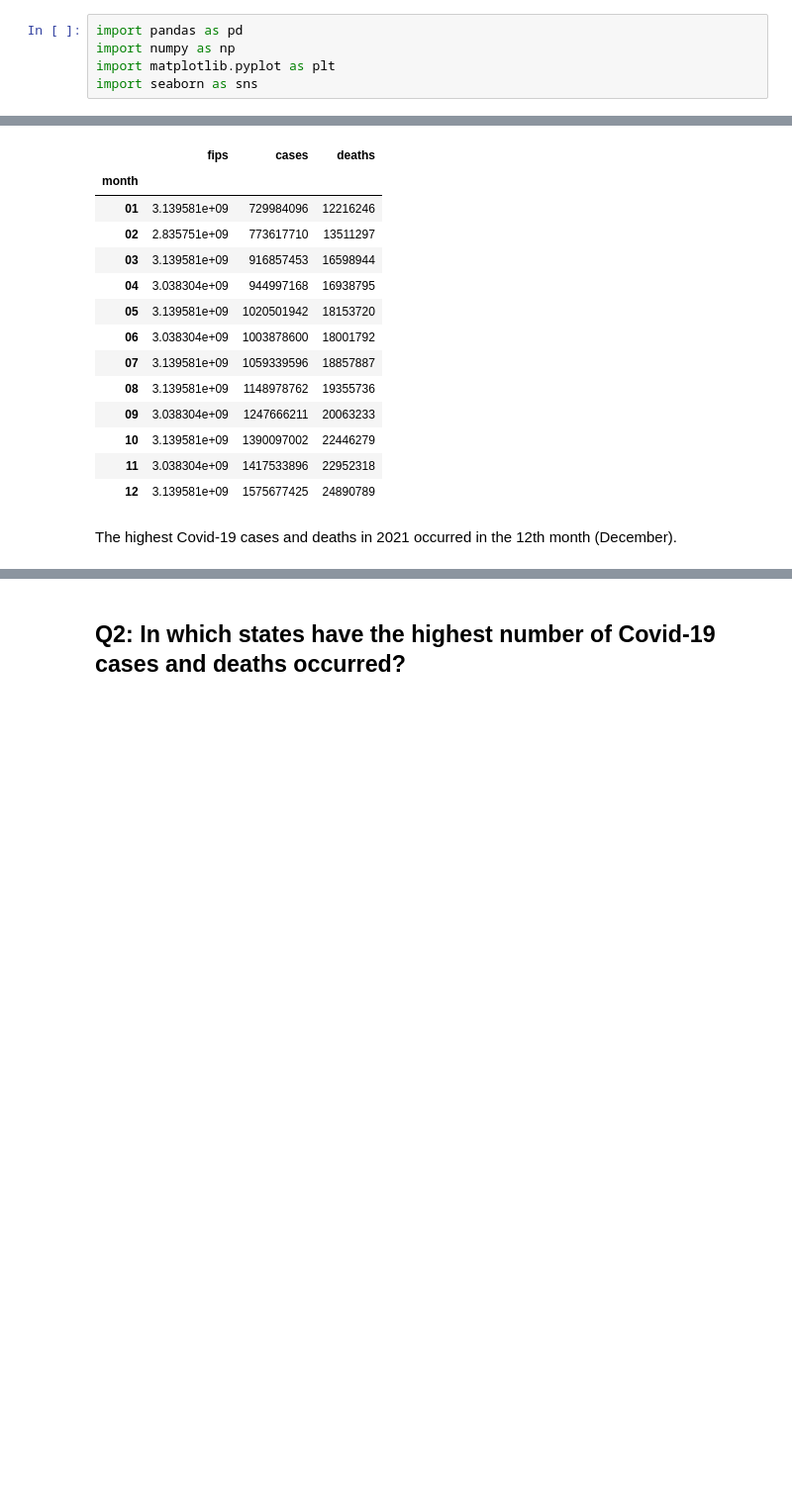
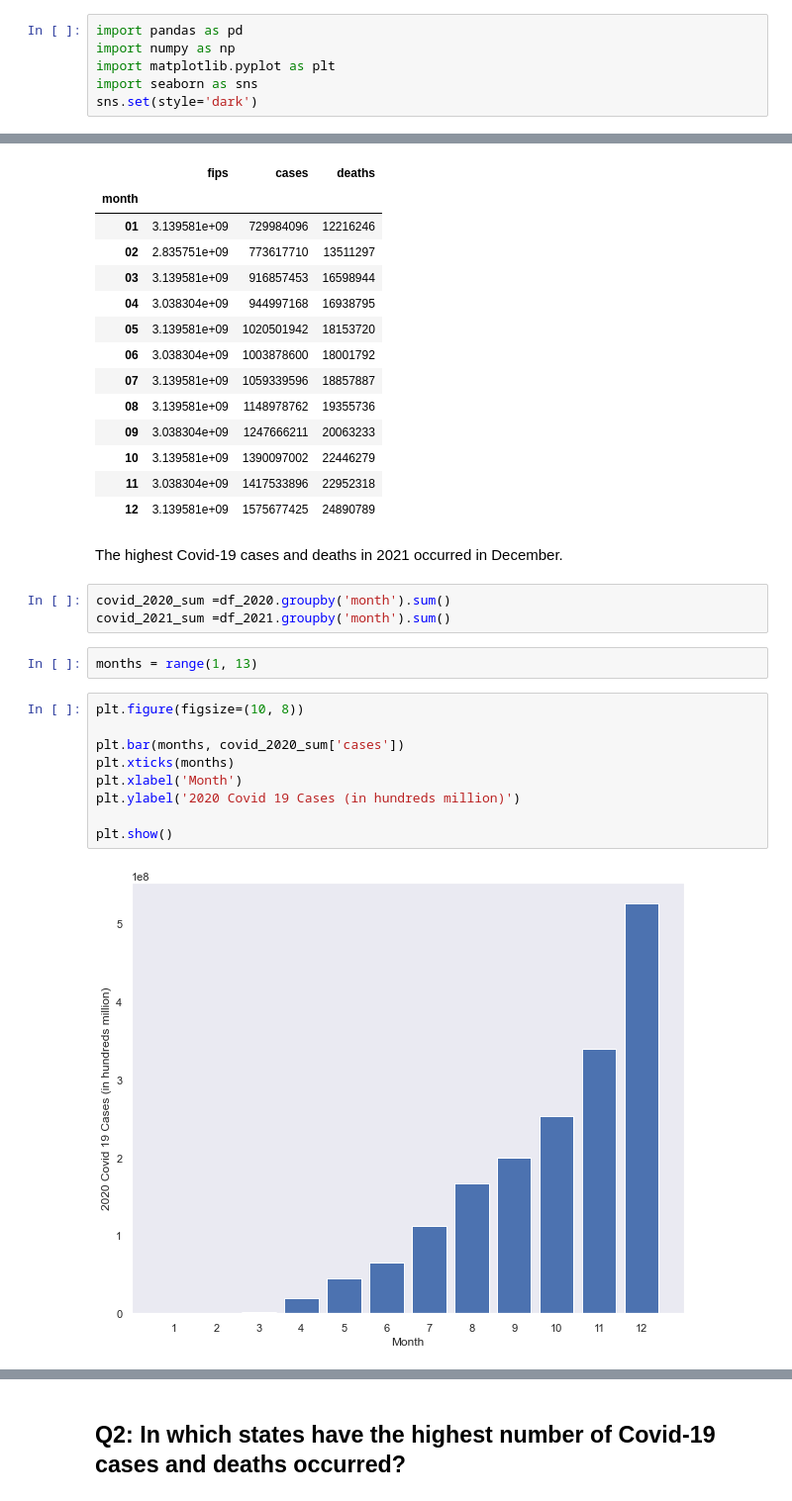
Before and after one commit to SZhafiri/Healthcare_analysis, a Jupyter notebook: US Covid-19 Data.ipynb, the cells around one changed output, grey strips where cells are left out. Shown at 99% size. Cells and saved outputs as stored; diff of their text form; blank space fills up the shorter version.

```diff
--- a/US Covid-19 Data.ipynb
+++ b/US Covid-19 Data.ipynb
@@ -3,6 +3,7 @@ import pandas as pd
 import numpy as np
 import matplotlib.pyplot as plt
 import seaborn as sns
+sns.set(style='dark')
 # %%
 # https://github.com/nytimes/covid-19-data
 
@@ -247,4 +248,20 @@ df_2021.groupby('month').sum()
 | 11 | 3.038304e+09 | 1417533896 | 22952318 |
 | 12 | 3.139581e+09 | 1575677425 | 24890789 |
 # %% [markdown]
-The highest Covid-19 cases and deaths in 2021 occurred in the 12th month (December).
+The highest Covid-19 cases and deaths in 2021 occurred in December.
+# %%
+covid_2020_sum =df_2020.groupby('month').sum()
+covid_2021_sum =df_2021.groupby('month').sum()
+# %%
+months = range(1, 13)
+# %%
+plt.figure(figsize=(10, 8))
+
+plt.bar(months, covid_2020_sum['cases'])
+plt.xticks(months)
+plt.xlabel('Month')
+plt.ylabel('2020 Covid 19 Cases (in hundreds million)')
+
+plt.show()
+# %% [output]
+[figure, added]
```
Also changed, not shown: parts of 6 cells of this notebook.
